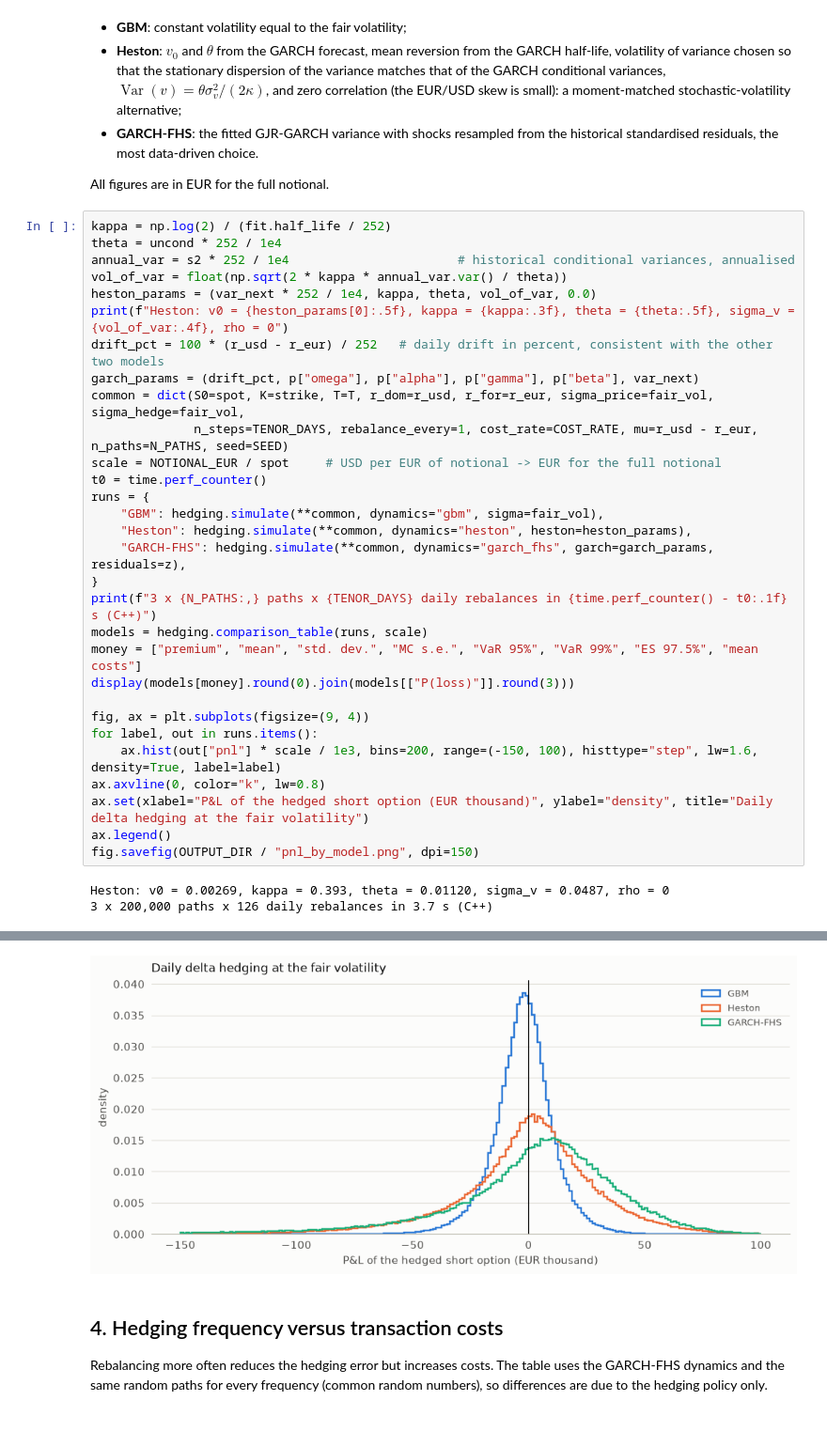
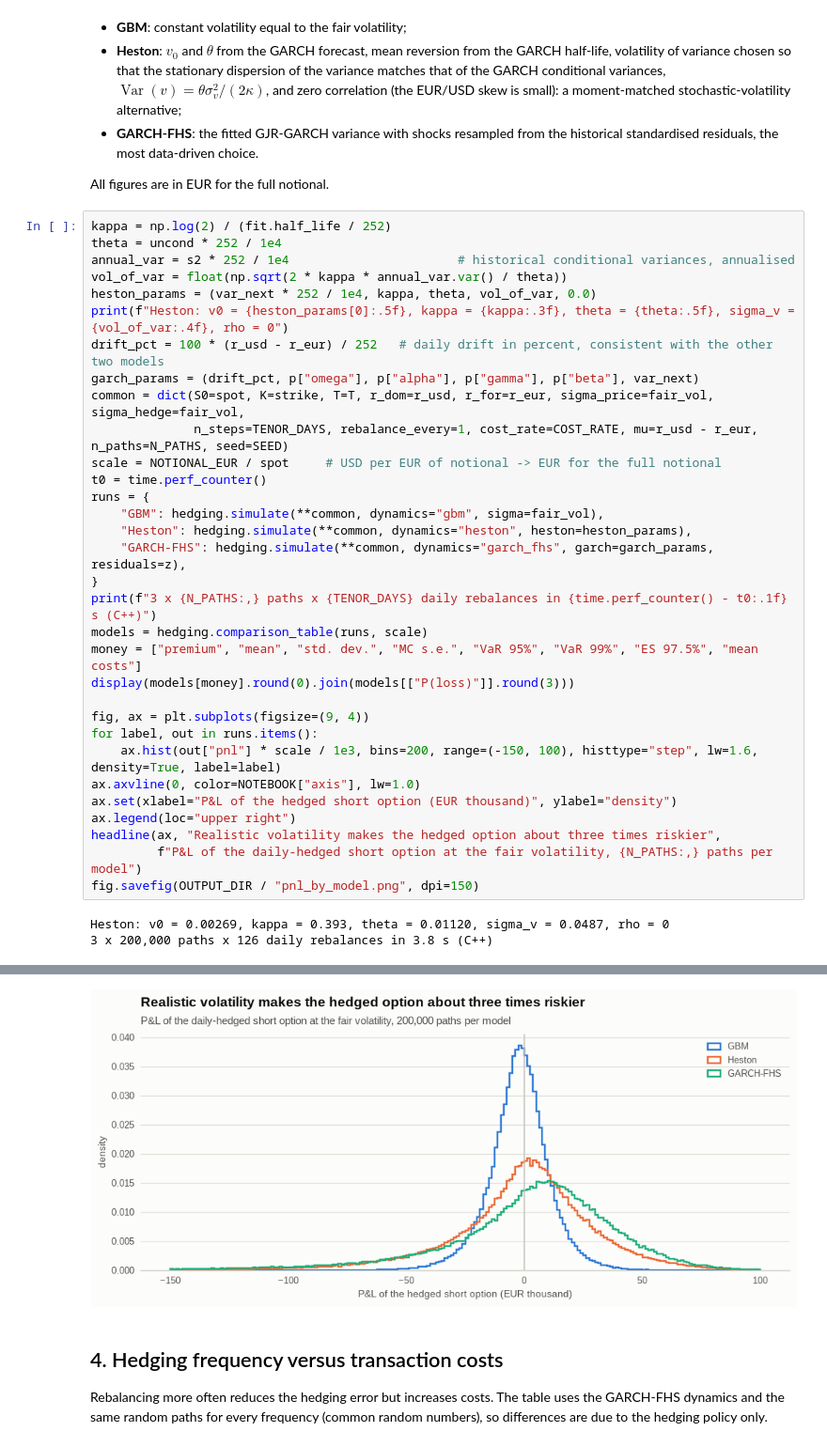
Before and after one commit to paolo993788/Quantitative-finance, a Jupyter notebook: notebooks/case_studies/fx_option_desk_hedging.ipynb, the cells around one changed output, grey strips where cells are left out. Shown at 94% size. Saved outputs shown, nothing was run; the diff lists cells and outputs as text.

```diff
--- a/notebooks/case_studies/fx_option_desk_hedging.ipynb
+++ b/notebooks/case_studies/fx_option_desk_hedging.ipynb
@@ -160,38 +161,40 @@ theta = uncond * 252 / 1e4
 annual_var = s2 * 252 / 1e4                       # historical conditional variances, annualised
 vol_of_var = float(np.sqrt(2 * kappa * annual_var.var() / theta))
 heston_params = (var_next * 252 / 1e4, kappa, theta, vol_of_var, 0.0)
 print(f"Heston: v0 = {heston_params[0]:.5f}, kappa = {kappa:.3f}, theta = {theta:.5f}, sigma_v = {vol_of_var:.4f}, rho = 0")
 drift_pct = 100 * (r_usd - r_eur) / 252   # daily drift in percent, consistent with the other two models
 garch_params = (drift_pct, p["omega"], p["alpha"], p["gamma"], p["beta"], var_next)
 common = dict(S0=spot, K=strike, T=T, r_dom=r_usd, r_for=r_eur, sigma_price=fair_vol, sigma_hedge=fair_vol,
               n_steps=TENOR_DAYS, rebalance_every=1, cost_rate=COST_RATE, mu=r_usd - r_eur, n_paths=N_PATHS, seed=SEED)
 scale = NOTIONAL_EUR / spot     # USD per EUR of notional -> EUR for the full notional
 t0 = time.perf_counter()
 runs = {
     "GBM": hedging.simulate(**common, dynamics="gbm", sigma=fair_vol),
     "Heston": hedging.simulate(**common, dynamics="heston", heston=heston_params),
     "GARCH-FHS": hedging.simulate(**common, dynamics="garch_fhs", garch=garch_params, residuals=z),
 }
 print(f"3 x {N_PATHS:,} paths x {TENOR_DAYS} daily rebalances in {time.perf_counter() - t0:.1f} s (C++)")
 models = hedging.comparison_table(runs, scale)
 money = ["premium", "mean", "std. dev.", "MC s.e.", "VaR 95%", "VaR 99%", "ES 97.5%", "mean costs"]
 display(models[money].round(0).join(models[["P(loss)"]].round(3)))
 
 fig, ax = plt.subplots(figsize=(9, 4))
 for label, out in runs.items():
     ax.hist(out["pnl"] * scale / 1e3, bins=200, range=(-150, 100), histtype="step", lw=1.6, density=True, label=label)
-ax.axvline(0, color="k", lw=0.8)
-ax.set(xlabel="P&L of the hedged short option (EUR thousand)", ylabel="density", title="Daily delta hedging at the fair volatility")
-ax.legend()
+ax.axvline(0, color=NOTEBOOK["axis"], lw=1.0)
+ax.set(xlabel="P&L of the hedged short option (EUR thousand)", ylabel="density")
+ax.legend(loc="upper right")
+headline(ax, "Realistic volatility makes the hedged option about three times riskier",
+         f"P&L of the daily-hedged short option at the fair volatility, {N_PATHS:,} paths per model")
 fig.savefig(OUTPUT_DIR / "pnl_by_model.png", dpi=150)
 # %% [output]
 Heston: v0 = 0.00269, kappa = 0.393, theta = 0.01120, sigma_v = 0.0487, rho = 0
-3 x 200,000 paths x 126 daily rebalances in 3.7 s (C++)
+3 x 200,000 paths x 126 daily rebalances in 3.8 s (C++)
 |  | premium | mean | std. dev. | MC s.e. | VaR 95% | VaR 99% | ES 97.5% | mean costs | P(loss) |
 | GBM | 164,474.0000 | -2,234.0000 | 12,856.0000 | 29.0000 | 23,654.0000 | 37,638.0000 | 38,460.0000 | 2,266.0000 | 0.5730 |
 | Heston | 164,474.0000 | -441.0000 | 30,730.0000 | 69.0000 | 55,182.0000 | 95,259.0000 | 97,232.0000 | 2,265.0000 | 0.4660 |
 | GARCH-FHS | 164,474.0000 | 1,016.0000 | 41,615.0000 | 93.0000 | 71,363.0000 | 148,458.0000 | 155,580.0000 | 2,188.0000 | 0.4010 |
-[figure, old version]
+[figure, new version]
 # %% [markdown]
 ## 4. Hedging frequency versus transaction costs
 
```
Also changed, not shown: parts of 3 cells of this notebook, 3 other files.
